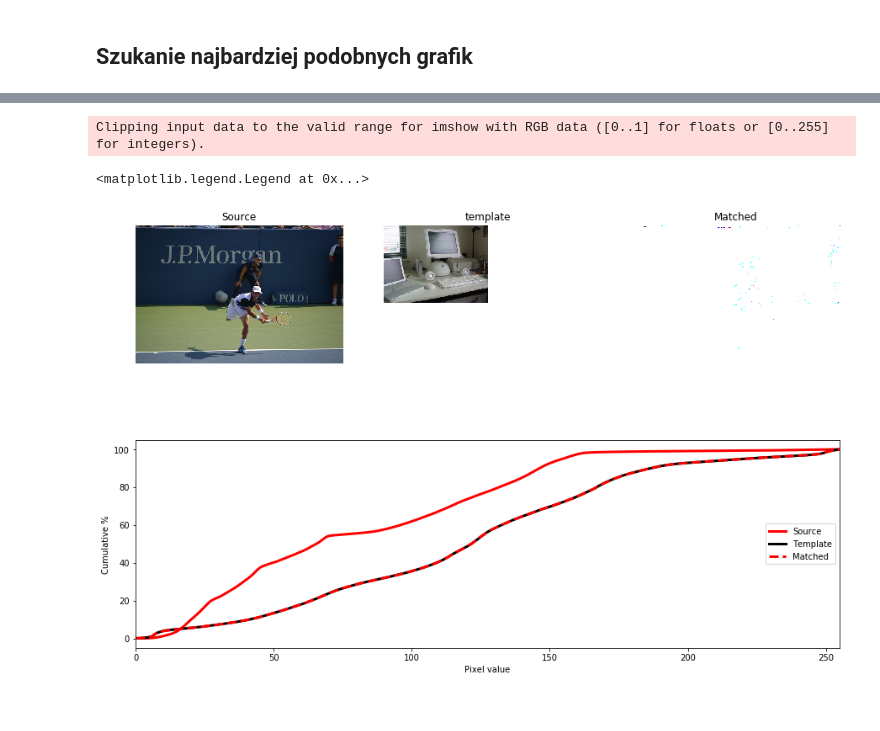
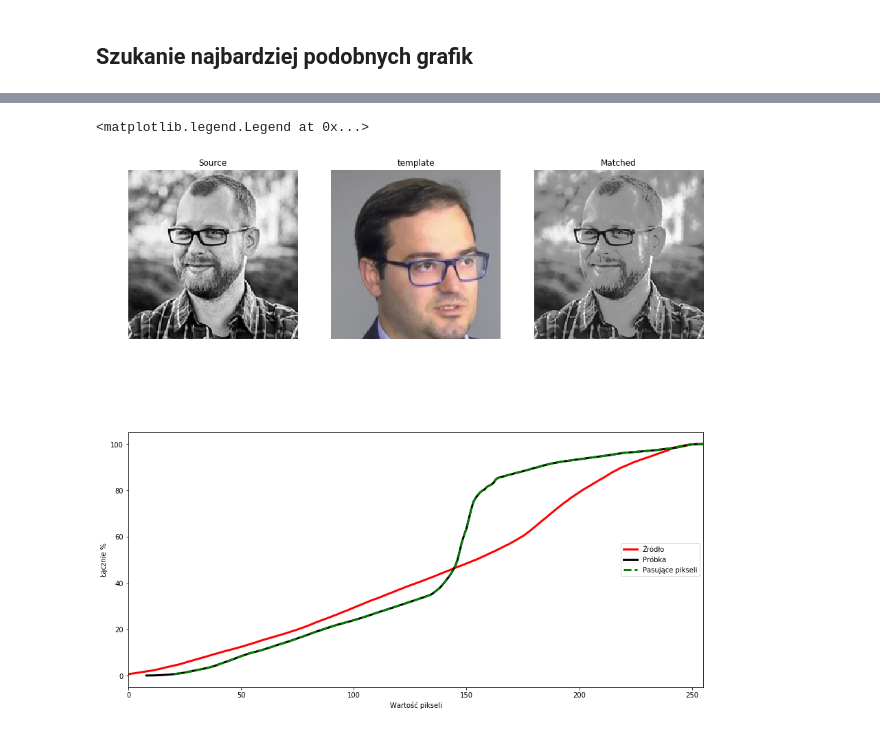
Before and after one commit to konradszwed/projekt_analiza_obrazu, a Jupyter notebook: main.ipynb, the cells around one changed output, grey strips where cells are left out. Saved outputs shown, nothing was run; the diff lists cells and outputs as text; code cells hidden in the pictures.

```diff
--- a/main.ipynb
+++ b/main.ipynb
@@ -262,11 +193,10 @@ def test_img(file):
 # %%
 #@timeit
 #@cuda.jit
-def imgstats(file):
-    pic = imageio.imread(file)
+def imgstats(file,index=0):
+    pic = imageio.imread(user_path+'/{}'.format(file))
     img_stats=[]
-    global i
-    img_stats.append(i)
+    img_stats.append(index)
     img_stats.append(file)
     img_stats.append(type(pic))
     img_stats.append(pic.shape[0])
@@ -502,9 +354,8 @@ def wyswietl(stats):
 @timeit
 def make_data_stats_from_links(files):
     dane=[]
-    for i in range(file_count):
-        file=user_path+'\{}'.format(files[i])
-        dane.append(imgstats(file))
+    for i in files:
+        dane.append(imgstats(i))
     return dane
 
 dane=make_data_stats_from_links(files)
@@ -647,11 +528,11 @@ plt.scatter(datax,datay,s=s, alpha = 0.6, edgecolor='r')
 @timeit
 def what_are_similar(files):
 
-    length=len(files)-4000
+    length=len(files)
     max_img_equal,x,y=0,0,0
     min_img_equal,x2,y2=100,0,0
     for i in range(0,length):
-        print(i)
+        #print(i) #licznik
         for n in range(i+1,length):
             test,test2=user_path+'\{}'.format(files[n]),user_path+'\{}'.format(files[i])
             compare_image = CompareImage(test,test2)
@@ -765,45 +718,47 @@ rgb_hsv(test)
 # %%
-source2,template2=user_path+'\{}'.format(files[8]), user_path+'\{}'.format(files[15])
+plt.rcParams['figure.figsize'] = [15,15]
+
+source2,template2=user_path+'\{}'.format(files[x]), user_path+'\{}'.format(files[y])
 source=imageio.imread(source2)
 template=imageio.imread(template2)
 matched = hist_match(source, template)
 
 def ecdf(x):
-    """convenience function for computing the empirical CDF"""
     vals, counts = np.unique(x, return_counts=True)
     ecdf = np.cumsum(counts).astype(np.float64)
     ecdf /= ecdf[-1]
     return vals, ecdf
 
 
 x1, y1 = ecdf(source.ravel())
 x2, y2 = ecdf(template.ravel())
 x3, y3 = ecdf(matched.ravel())
 
 fig = plt.figure()
+
 gs = plt.GridSpec(2, 3)
 ax1 = fig.add_subplot(gs[0, 0])
 ax2 = fig.add_subplot(gs[0, 1], sharex=ax1, sharey=ax1)
 ax3 = fig.add_subplot(gs[0, 2], sharex=ax1, sharey=ax1)
 ax4 = fig.add_subplot(gs[1, :])
 for aa in (ax1, ax2, ax3):
     aa.set_axis_off()
-
-ax1.imshow(source, cmap=plt.cm.gray)
+# plt.imshow((out * 255).astype(np.uint8)) lub /255 do naprawy buga matplotlib
+#ax1.imshow((source * 255).astype(np.uint8), cmap=plt.cm.gray)
+ax1.imshow(source/255, cmap=plt.cm.gray)
 ax1.set_title('Source')
-ax2.imshow(template, cmap=plt.cm.gray)
+ax2.imshow(template/255, cmap=plt.cm.gray)
 ax2.set_title('template')
-ax3.imshow(matched, cmap=plt.cm.gray)
+ax3.imshow(matched/255, cmap=plt.cm.gray)
 ax3.set_title('Matched')
 
-ax4.plot(x1, y1 * 100, '-r', lw=3, label='Source')
-ax4.plot(x2, y2 * 100, '-k', lw=3, label='Template')
-ax4.plot(x3, y3 * 100, '--r', lw=3, label='Matched')
+ax4.plot(x1, y1 * 100, '-r', lw=3, label='Źródło')
+ax4.plot(x2, y2 * 100, '-k', lw=3, label='Próbka')
+ax4.plot(x3, y3 * 100, '--r', color='g', lw=3, label='Pasujące pikseli')
 ax4.set_xlim(x1[0], x1[-1])
-ax4.set_xlabel('Pixel value')
-ax4.set_ylabel('Cumulative %')
+ax4.set_xlabel('Wartość pikseli')
+ax4.set_ylabel('Łącznie %')
 ax4.legend(loc=5)
 # %% [output]
-Clipping input data to the valid range for imshow with RGB data ([0..1] for floats or [0..255] for integers).
+<matplotlib.legend.Legend at 0x...>
-<matplotlib.legend.Legend at 0x...>
-[figure, old version]
+[figure, new version]
```
Also changed, not shown: parts of 38 cells of this notebook, 3 other files.
